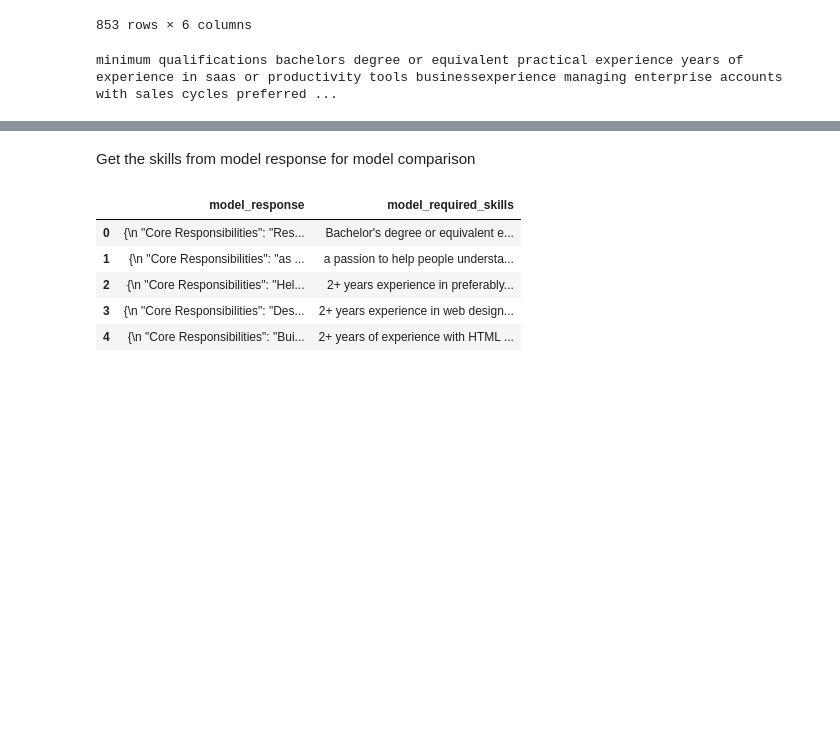
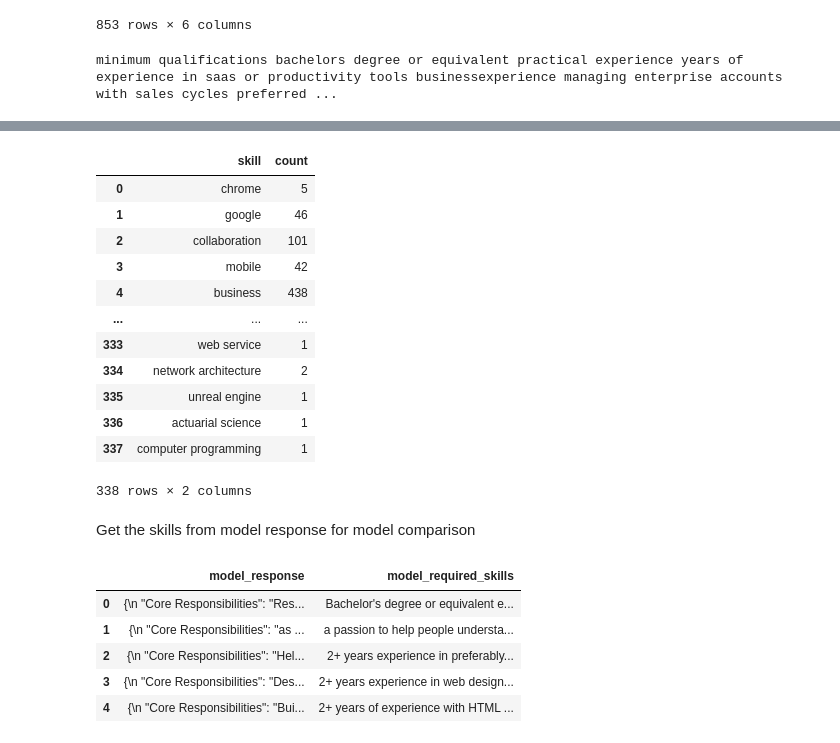
Before and after one commit to rodzarayai/at2_g11_anlp, a Jupyter notebook: notebooks/job_descrip_models.ipynb, the cells around one changed output, grey strips where cells are left out. Cells and saved outputs as stored; diff of their text form; code cells hidden in the pictures; blank space fills up the shorter version.

```diff
--- a/notebooks/job_descrip_models.ipynb
+++ b/notebooks/job_descrip_models.ipynb
@@ -321,0 +358,23 @@ df[['job_description_processed_cleaned', 'skills_matched']]
+# %%
+jobs_skills = [skill for sublist in df['skills_matched_cleaned'] for skill in sublist]
+
+# Count the occurrences of each skill
+skill_counts = Counter(jobs_skills)
+
+# Convert the Counter object to a DataFrame for plotting
+skills_df = pd.DataFrame(skill_counts.items(), columns=['skill', 'count'])
+skills_df
+# %% [output]
+|  | skill | count |
+| 0 | chrome | 5 |
+| 1 | google | 46 |
+| 2 | collaboration | 101 |
+| 3 | mobile | 42 |
+| 4 | business | 438 |
+| ... | ... | ... |
+| 333 | web service | 1 |
+| 334 | network architecture | 2 |
+| 335 | unreal engine | 1 |
+| 336 | actuarial science | 1 |
+| 337 | computer programming | 1 |
+338 rows × 2 columns
```
Also changed, not shown: parts of 19 cells of this notebook, 4 other files.
